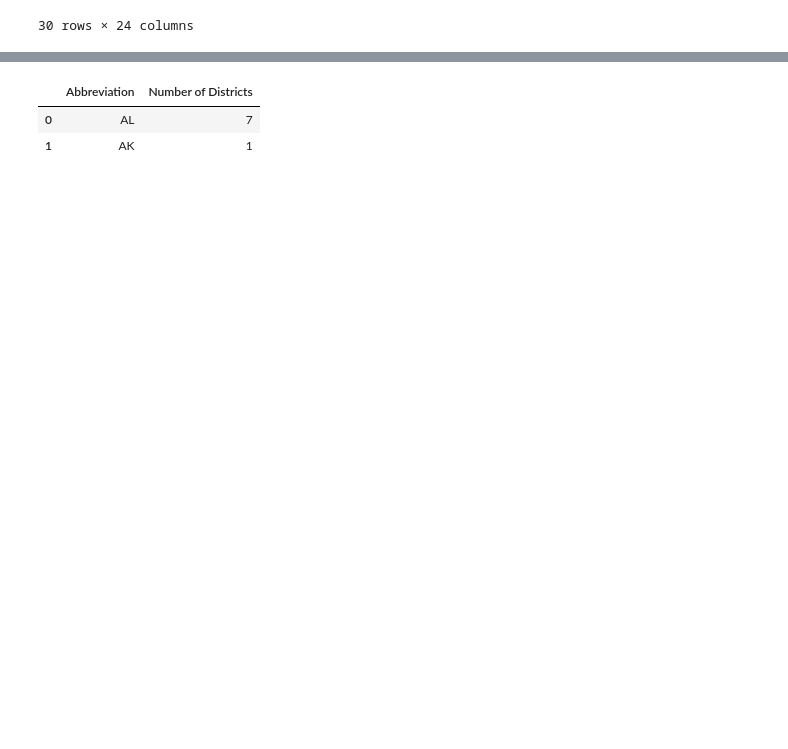
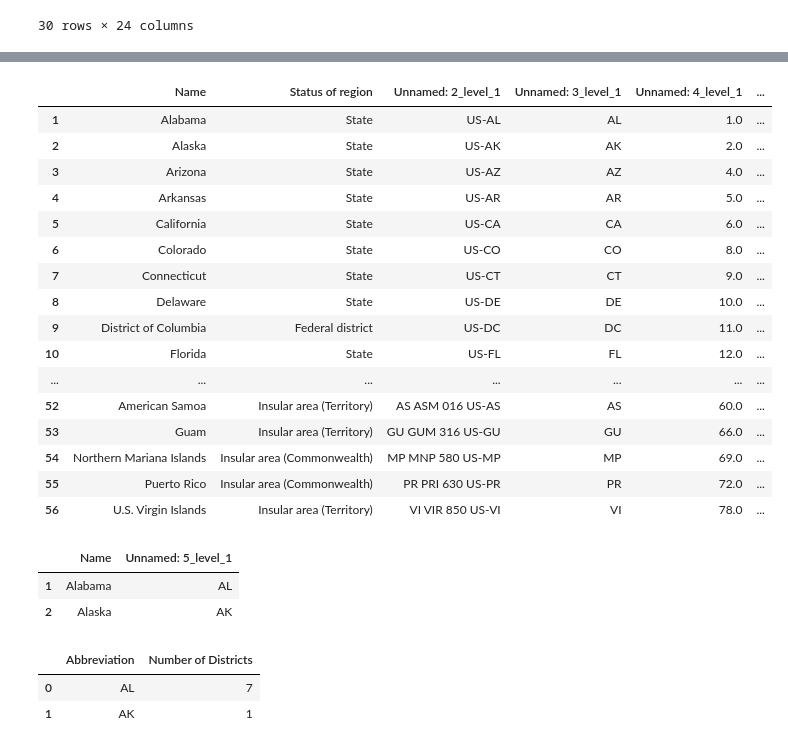
Before and after one commit to nss-data-science-cohort-8/open-secrets-reeses, a Jupyter notebook: notebook/cat_gomez_og.ipynb, the cells around one changed output, grey strips where cells are left out. Drawn from its saved outputs; the diff is of its cells as text; code cells hidden in the pictures; blank space fills up the shorter version.

```diff
--- a/notebook/cat_gomez_og.ipynb
+++ b/notebook/cat_gomez_og.ipynb
@@ -382,6 +412,36 @@ states_df.head(2)
+# %%
+states_terr_df = states_df.dropna(subset='Unnamed: 6_level_1')
+states_terr_df
+# %% [output]
+|  | Name | Status of region | Unnamed: 2_level_1 | Unnamed: 3_level_1 | Unnamed: 4_level_1 | ... |
+| 1 | Alabama | State | US-AL | AL | 1.0 | ... |
+| 2 | Alaska | State | US-AK | AK | 2.0 | ... |
+| 3 | Arizona | State | US-AZ | AZ | 4.0 | ... |
+| 4 | Arkansas | State | US-AR | AR | 5.0 | ... |
+| 5 | California | State | US-CA | CA | 6.0 | ... |
+| 6 | Colorado | State | US-CO | CO | 8.0 | ... |
+| 7 | Connecticut | State | US-CT | CT | 9.0 | ... |
+| 8 | Delaware | State | US-DE | DE | 10.0 | ... |
+| 9 | District of Columbia | Federal district | US-DC | DC | 11.0 | ... |
+| 10 | Florida | State | US-FL | FL | 12.0 | ... |
+| ... | ... | ... | ... | ... | ... | ... |
+| 52 | American Samoa | Insular area (Territory) | AS ASM 016 US-AS | AS | 60.0 | ... |
+| 53 | Guam | Insular area (Territory) | GU GUM 316 US-GU | GU | 66.0 | ... |
+| 54 | Northern Mariana Islands | Insular area (Commonwealth) | MP MNP 580 US-MP | MP | 69.0 | ... |
+| 55 | Puerto Rico | Insular area (Commonwealth) | PR PRI 630 US-PR | PR | 72.0 | ... |
+| 56 | U.S. Virgin Islands | Insular area (Territory) | VI VIR 850 US-VI | VI | 78.0 | ... |
+# %%
+states_terr_df_dropped = states_terr_df[['Name', 'Unnamed: 5_level_1']]
+states_terr_df_dropped.head(2)
+# %% [output]
+|  | Name | Unnamed: 5_level_1 |
+| 1 | Alabama | AL |
+| 2 | Alaska | AK |
+# %%
+st_rep_df_merged_drop.head(2)
+# %% [output]
+|  | Abbreviation | Number of Districts |
+| 0 | AL | 7 |
+| 1 | AK | 1 |
 # %%
-st_rep_df_merged_drop.head(2)
+states_terr_repnum_df = pd.merge(states_terr_df_dropped, st_rep_df_merged_drop, left_on='Unnamed: 5_level_1', right_on='Abbreviation', how='outer')
-# %% [output]
-|  | Abbreviation | Number of Districts |
-| 0 | AL | 7 |
-| 1 | AK | 1 |
```
Also changed, not shown: parts of 10 cells of this notebook.
